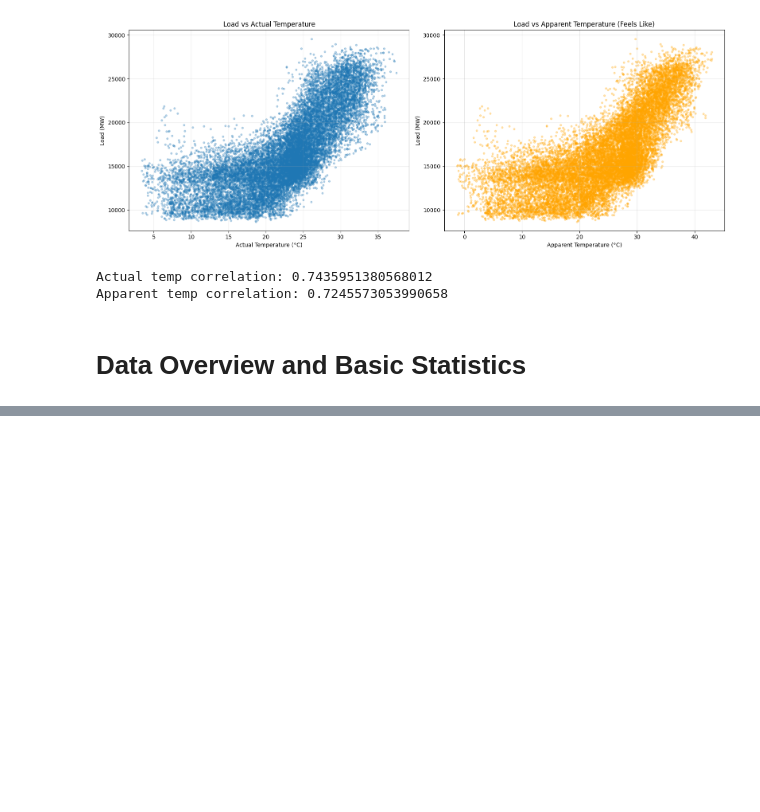
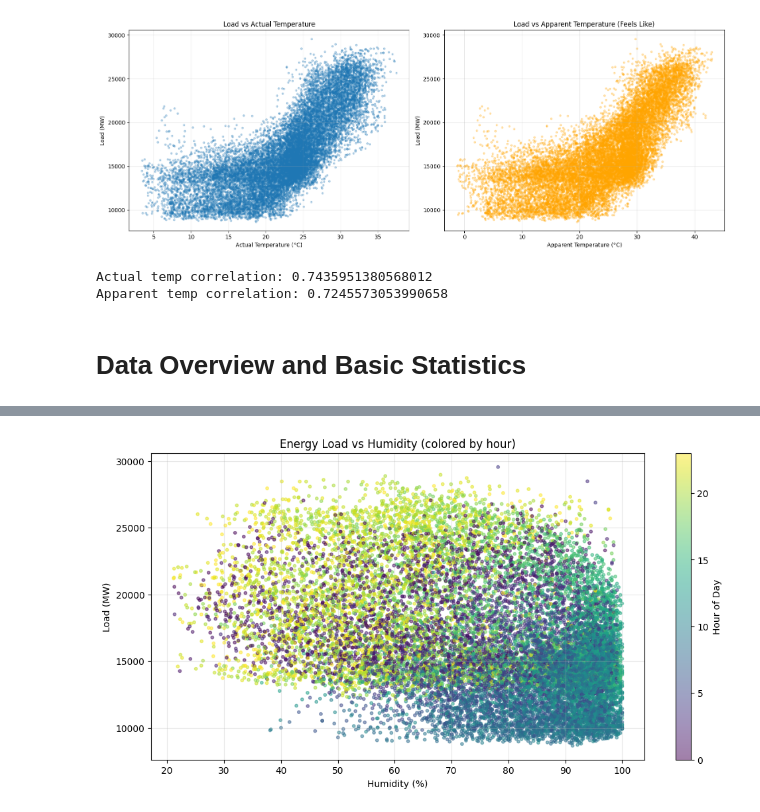
Before and after one commit to ankhanhcute/Prenergyze, a Jupyter notebook: backend/notebooks/03_eda.ipynb, the cells around one changed output, grey strips where cells are left out. Drawn from its saved outputs; the diff is of its cells as text; code cells hidden in the pictures; blank space fills up the shorter version.

```diff
--- a/backend/notebooks/03_eda.ipynb
+++ b/backend/notebooks/03_eda.ipynb
@@ -125,0 +149,17 @@ Apparent temp correlation: 0.7245573053990658
+# %%
+plt.figure(figsize=(12, 6))
+merged_data['hour'] = merged_data['date'].dt.hour
+scatter = plt.scatter(merged_data['relative_humidity_2m'],
+                    merged_data['load'],
+                    c=merged_data['hour'],
+                    cmap='viridis',
+                    alpha=0.5,
+                    s=10)
+plt.colorbar(scatter, label='Hour of Day')
+plt.xlabel('Humidity (%)')
+plt.ylabel('Load (MW)')
+plt.title('Energy Load vs Humidity (colored by hour)')
+plt.grid(True, alpha=0.3)
+plt.show()
+# %% [output]
+[figure, added]
```
Also changed, not shown: parts of 8 cells of this notebook.
